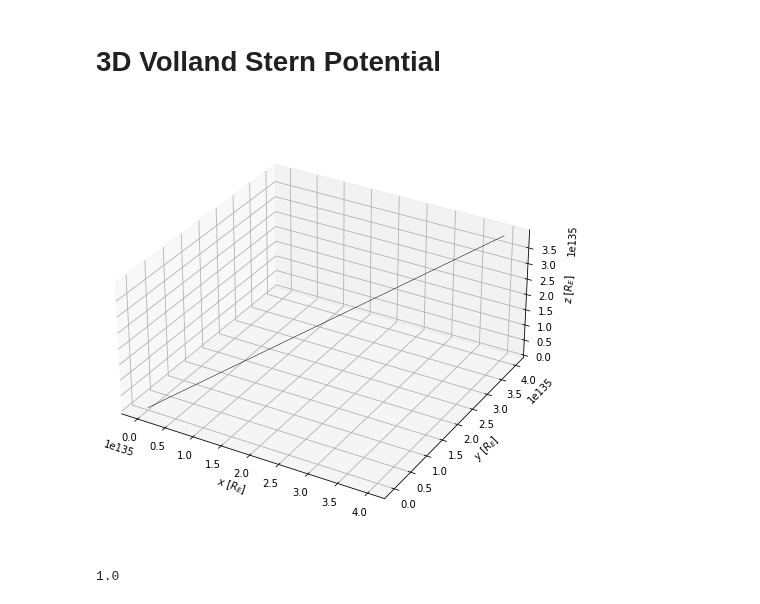
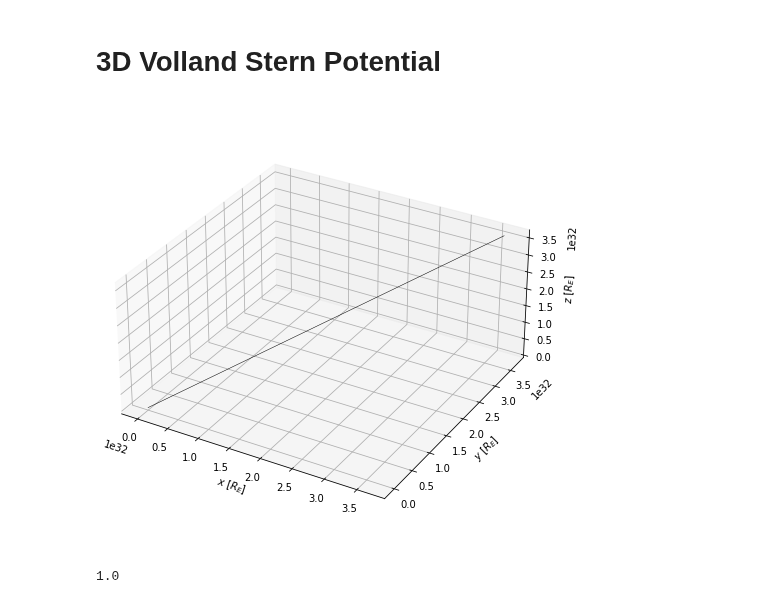
Before and after one commit to argallmr/imef, a Jupyter notebook: particle-tracing/boris-tracing/Dipole-VS.ipynb, the cells around one changed output. Saved outputs shown, nothing was run; the diff lists cells and outputs as text; code cells hidden in the pictures.

```diff
--- a/particle-tracing/boris-tracing/Dipole-VS.ipynb
+++ b/particle-tracing/boris-tracing/Dipole-VS.ipynb
@@ -101,8 +101,8 @@ for i in range(0, steps-1):
         #B0 = Bdip(r) # my version
 
         # compute E-field
-        r_geo = np.sqrt(np.dot(rdat[i], rdat[i]))*RE
-        theta = np.arctan2(rdat[i][0],rdat[i][1])
+        r_geo = np.sqrt(np.dot(r*RE,r*RE))
+        theta = np.arctan2(r[0],r[1])
 
         E = vs_efield(r_geo, theta, kp, gs)
 
@@ -117,34 +117,34 @@ for i in range(0, steps-1):
         v2 = v1 + np.cross(ax,bx)
 
         # push step 3 - updated again with another half of the electrostatic push
         vnew = v2 + (q*E*dt)/(2*m)
 
         # update position
         rnew = r + vnew*dt
 
         # append to data arrays
         vdat[i+1] = vnew
         rdat[i+1] = rnew
 
 
 fig = plt.figure(figsize=(8, 8))
 ax = plt.axes(projection='3d')
 
 # plot dipole field data
 ax.plot3D(rdat[:,0],rdat[:,1],rdat[:,2],'k',linewidth=0.5)
 
 # plot 3D earth
 earth3D(1)
 
 # plot attributes
 ax.set_box_aspect([1,1,.5])
 ax.set_xlabel("$x$ [$R_E$]")
 ax.set_ylabel("$y$ [$R_E$]")
 ax.set_zlabel("$z$ [$R_E$]")
 
 plt.show()
 # %% [output]
-[figure, old version]
+[figure, new version]
 # %%
 rdat[0][0]
 # %% [output]
```
Also changed, not shown: parts of 1 cell of this notebook.
